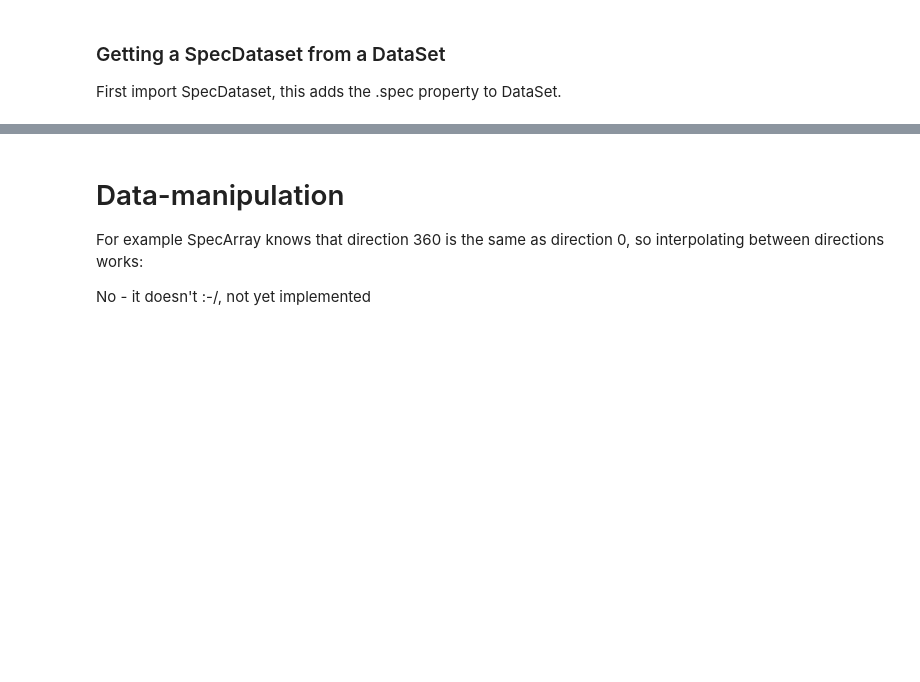
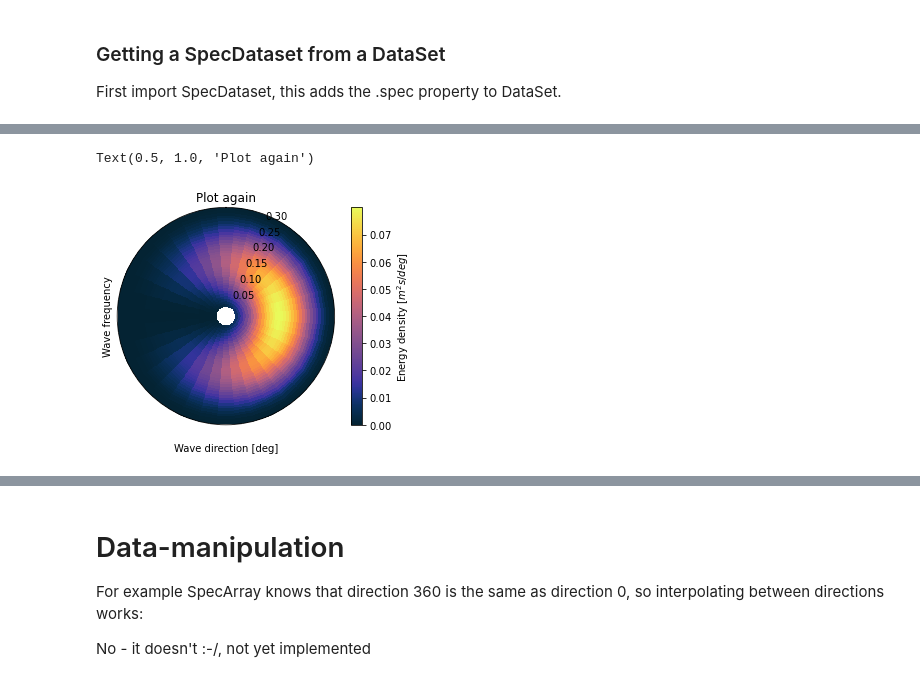
Before and after one commit to RubendeBruin/wavespectra, a Jupyter notebook: docs/datastructure.ipynb, the cells around one changed output, grey strips where cells are left out. Drawn from its saved outputs; the diff is of its cells as text; code cells hidden in the pictures; blank space fills up the shorter version.

```diff
--- a/docs/datastructure.ipynb
+++ b/docs/datastructure.ipynb
@@ -225,0 +267,6 @@ Data variables:
+# %%
+sa.plot()
+plt.title('Plot again')
+# %% [output]
+Text(0.5, 1.0, 'Plot again')
+[figure, added]
```
Also changed, not shown: parts of 18 cells of this notebook, 1 other file.
